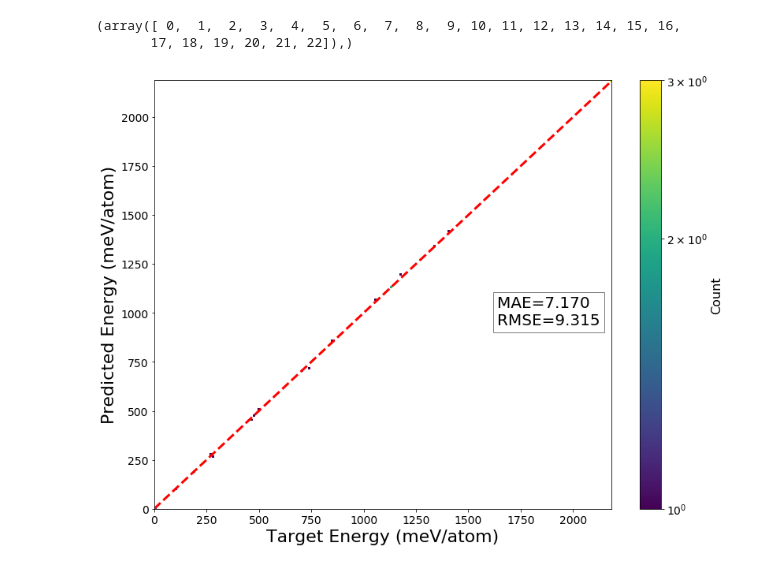
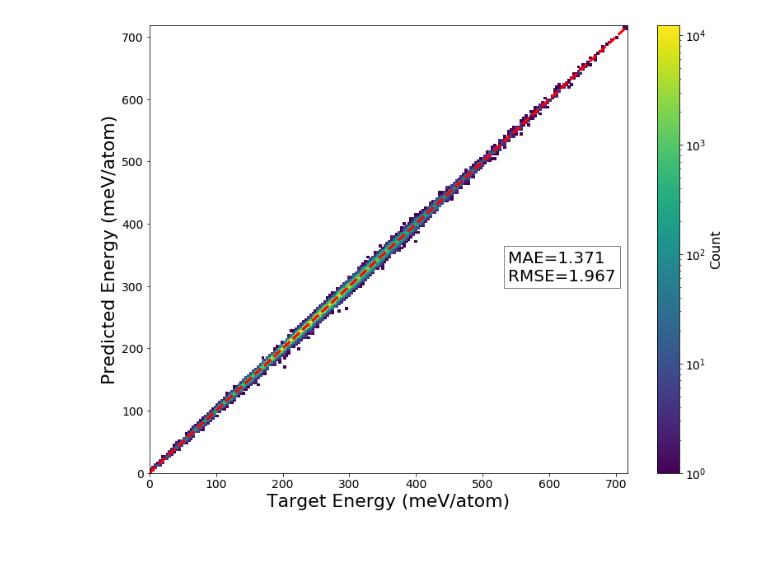
Before and after one commit to Jussmith01/ANI-Tools, a Jupyter notebook: notebooks/eval_testset.ipynb, the cells around one changed output. Drawn from its saved outputs; the diff is of its cells as text; code cells hidden in the pictures.

```diff
--- a/notebooks/eval_testset.ipynb
+++ b/notebooks/eval_testset.ipynb
@@ -15,13 +17,10 @@ import matplotlib.pyplot as plt
 # %%
-#h5files = '/home/jujuman/Research/DataReductionMethods/modelCNOSFCl/initial/cv1/testset/testset1.h5'
-#h5files = '/home/jujuman/Seagate2TB/Research/ANI-DATASET/h5data/ani_data_c10test.h5'
-#h5files = '/home/jujuman/Research/extensibility_test_sets/gdb-10/gdb11_10_test500.h5'
-h5files = '/nh/nest/u/jsmith/scratch/Research/tin_research/model-70/testset/testset'
+h5files = '/data/Research/FF_Param_Tests/model_coulomb_test-4/testset/testset'
 
 #wkdir = '/nh/nest/u/jsmith/scratch/Research/levi_test/ANI-2x_v62518'
-wkdir = '/home/jujuman/Research/tin_research/model-70/'
+wkdir = '/data/Research/FF_Param_Tests/model_coulomb_test-4/'
 
-cns = wkdir + '/train0/rSn-7.0R_32-6.0A_a8-8.params'
+cns = wkdir + '/train0/rHCNO-5.0R_16-3.4A_a8-4.params'
 sae = wkdir + '/train0/sae_linfit.dat'
 nnf = wkdir + '/train'
 Nn = 1
@@ -293,14 +246,10 @@ plot_corr_dist(Fdft_t/hdt.evtokcal,Fani_t/hdt.evtokcal,xlabel=r'Target Force (eV
 # %%
-Edft_t = Edft_t - Edft_t.min()
-Eani_t = Eani_t - Eani_t.min()
+#Edft_t = Edft_t - Edft_t.min()
+#Eani_t = Eani_t - Eani_t.min()
 
-idx = np.where(1000.0*Edft_t/hdt.evtokcal < 90000000.0)
-print(idx)
-plot_corr_dist(1000.0*Edft_t[idx]/hdt.evtokcal,1000.0*Eani_t[idx]/hdt.evtokcal,xlabel='Target Energy (meV/atom)',ylabel='Predicted Energy (meV/atom)', inset=False)
+plot_corr_dist(Edft_t,Eani_t,xlabel='Target Energy (meV/atom)',ylabel='Predicted Energy (meV/atom)', inset=False)
 # %% [output]
-(array([ 0,  1,  2,  3,  4,  5,  6,  7,  8,  9, 10, 11, 12, 13, 14, 15, 16,
-       17, 18, 19, 20, 21, 22]),)
-[figure, old version]
+[figure, new version]
 # %%
 fig = plt.figure(figsize=[10,10])
 idx = np.where(np.abs(Fdft_t)/hdt.hatokcal<3)
```
Also changed, not shown: parts of 8 cells of this notebook, 5 other files.
